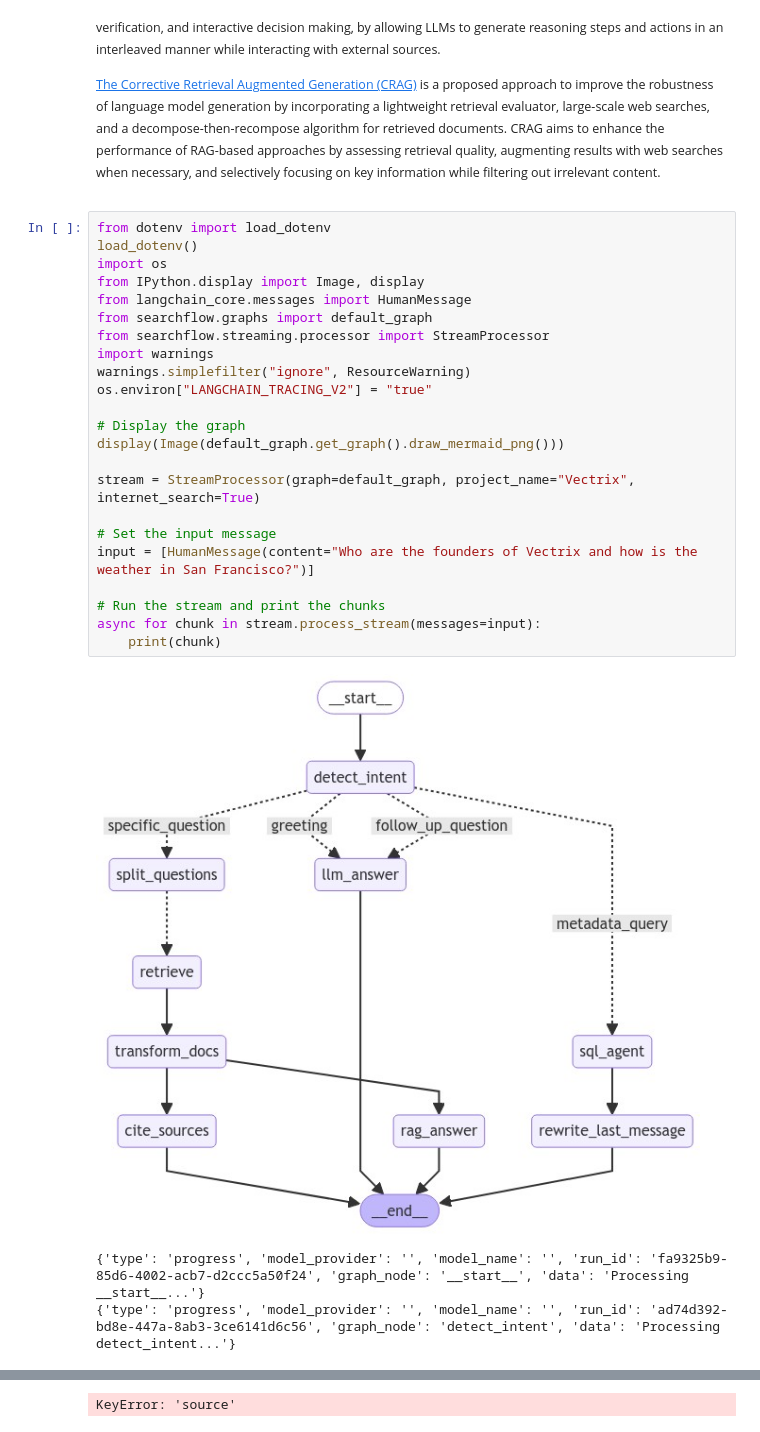
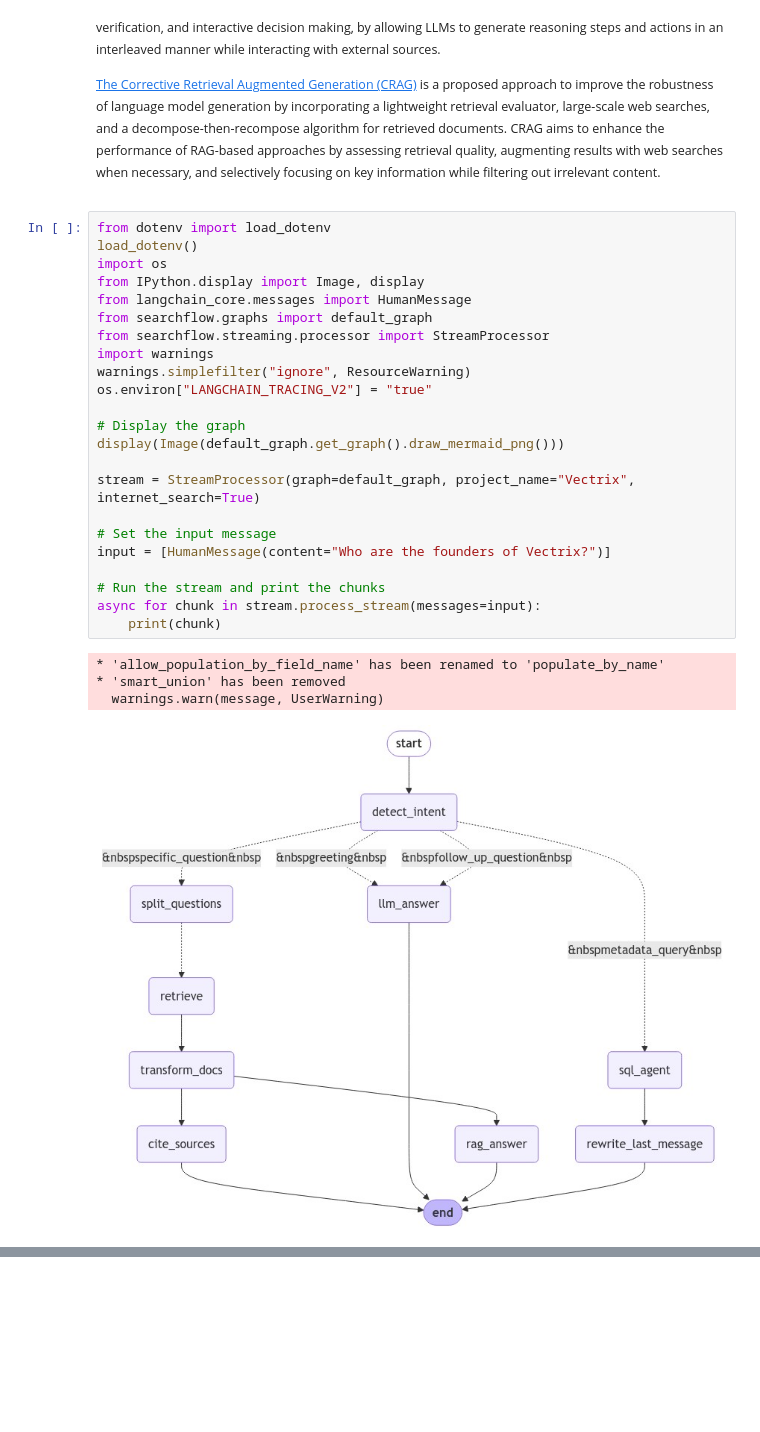
Before and after one commit to vectrix-ai/SearchFlow, a Jupyter notebook: examples/asking_questions.ipynb, the cells around one changed output, grey strips where cells are left out. Saved outputs shown, nothing was run; the diff lists cells and outputs as text; blank space fills up the shorter version.

```diff
--- a/examples/asking_questions.ipynb
+++ b/examples/asking_questions.ipynb
@@ -22,27 +22,28 @@ Let's get started!
 # %%
 from dotenv import load_dotenv
 load_dotenv()
 import os
 from IPython.display import Image, display
 from langchain_core.messages import HumanMessage
 from searchflow.graphs import default_graph
 from searchflow.streaming.processor import StreamProcessor
 import warnings
 warnings.simplefilter("ignore", ResourceWarning)
 os.environ["LANGCHAIN_TRACING_V2"] = "true"
 
 # Display the graph
 display(Image(default_graph.get_graph().draw_mermaid_png()))
 
 stream = StreamProcessor(graph=default_graph, project_name="Vectrix", internet_search=True)
 
 # Set the input message
-input = [HumanMessage(content="Who are the founders of Vectrix and how is the weather in San Francisco?")]
+input = [HumanMessage(content="Who are the founders of Vectrix?")]
 
 # Run the stream and print the chunks
 async for chunk in stream.process_stream(messages=input):
     print(chunk)
 # %% [output]
+* 'allow_population_by_field_name' has been renamed to 'populate_by_name'
+* 'smart_union' has been removed
+  warnings.warn(message, UserWarning)
-[figure, old version]
+[figure, new version]
-{'type': 'progress', 'model_provider': '', 'model_name': '', 'run_id': 'fa9325b9-85d6-4002-acb7-d2ccc5a50f24', 'graph_node': '__start__', 'data': 'Processing __start__...'}
-{'type': 'progress', 'model_provider': '', 'model_name': '', 'run_id': 'ad74d392-bd8e-447a-8ab3-3ce6141d6c56', 'graph_node': 'detect_intent', 'data': 'Processing detect_intent...'}
@@ -66 +72,0 @@ async for chunk in stream.process_stream(messages=input):
-KeyError: 'source'
```
Also changed, not shown: parts of 1 cell of this notebook, 9 other files.
